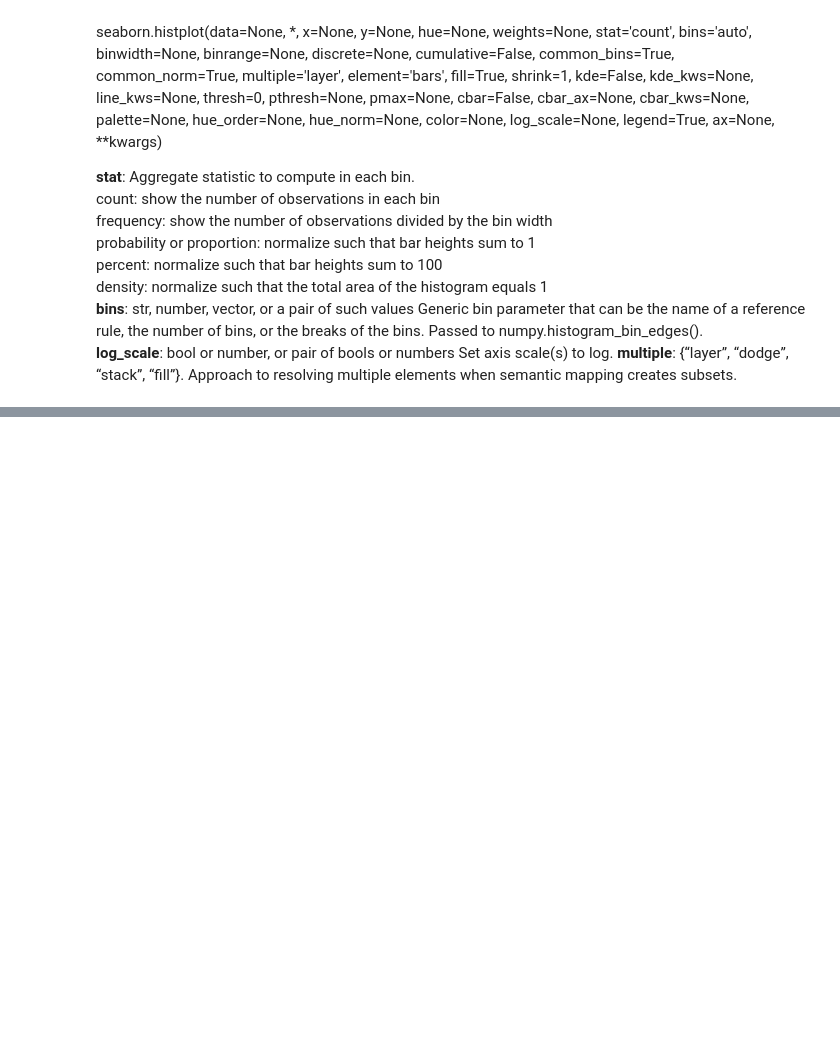
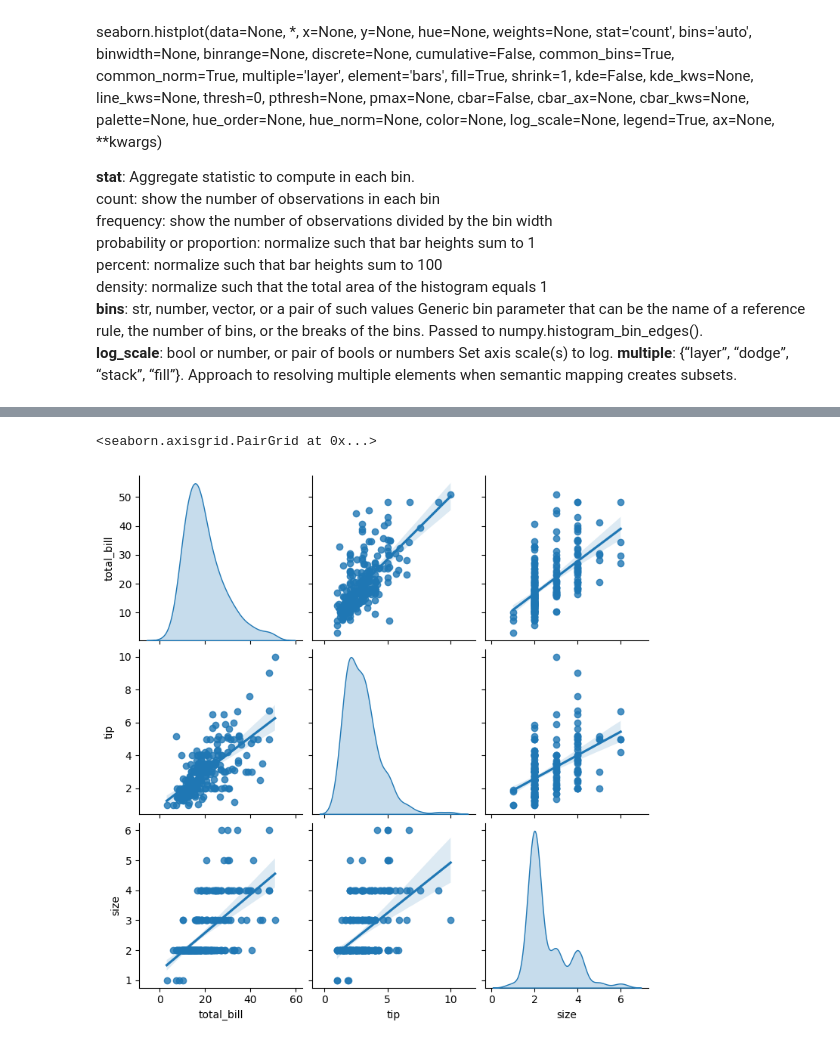
Before and after one commit to MeirNizri/Computer-Science-Summaries-in-Hebrew, a Jupyter notebook: תכנות/Python/seaborn.ipynb, the cells around one changed output, grey strips where cells are left out. Drawn from its saved outputs; the diff is of its cells as text; code cells hidden in the pictures; blank space fills up the shorter version.

```diff
--- a/תכנות/Python/seaborn.ipynb
+++ b/תכנות/Python/seaborn.ipynb
@@ -54,0 +75,5 @@ sns.histplot(data=titanic, x='age', stat='percent', hue='sex', multiple = 'layer
+# %%
+sns.pairplot(tips, kind='reg', diag_kind='kde')
+# %% [output]
+<seaborn.axisgrid.PairGrid at 0x...>
+[figure, added]
```
Also changed, not shown: parts of 6 cells of this notebook, 23 other files.
